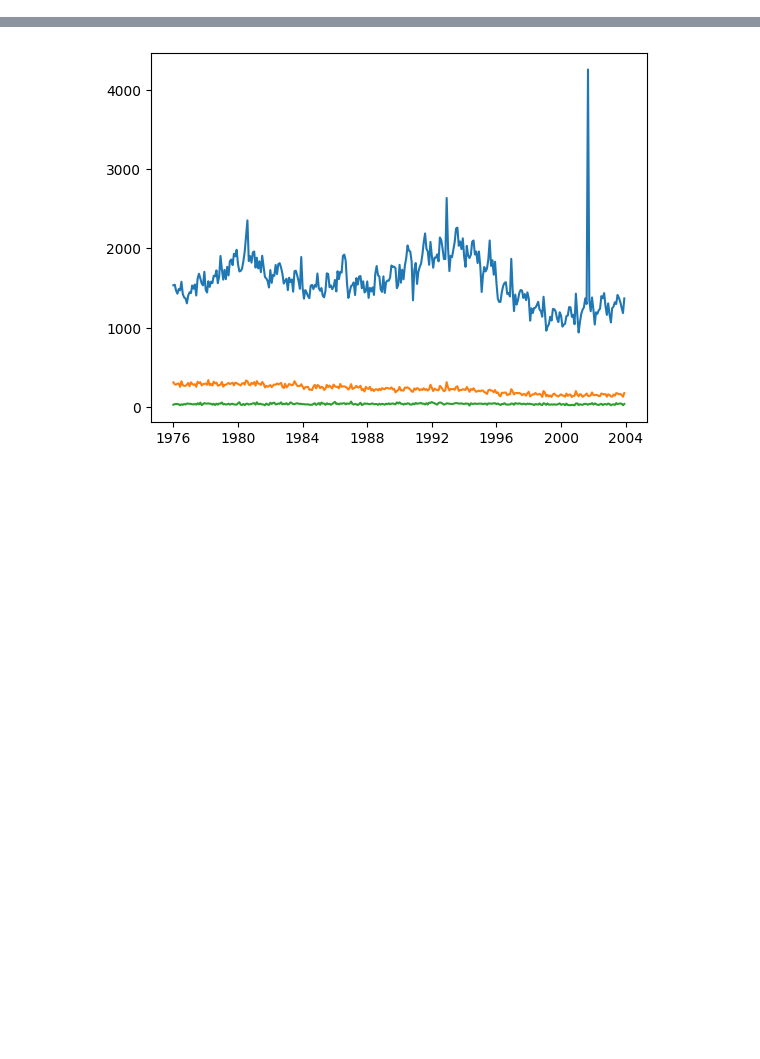
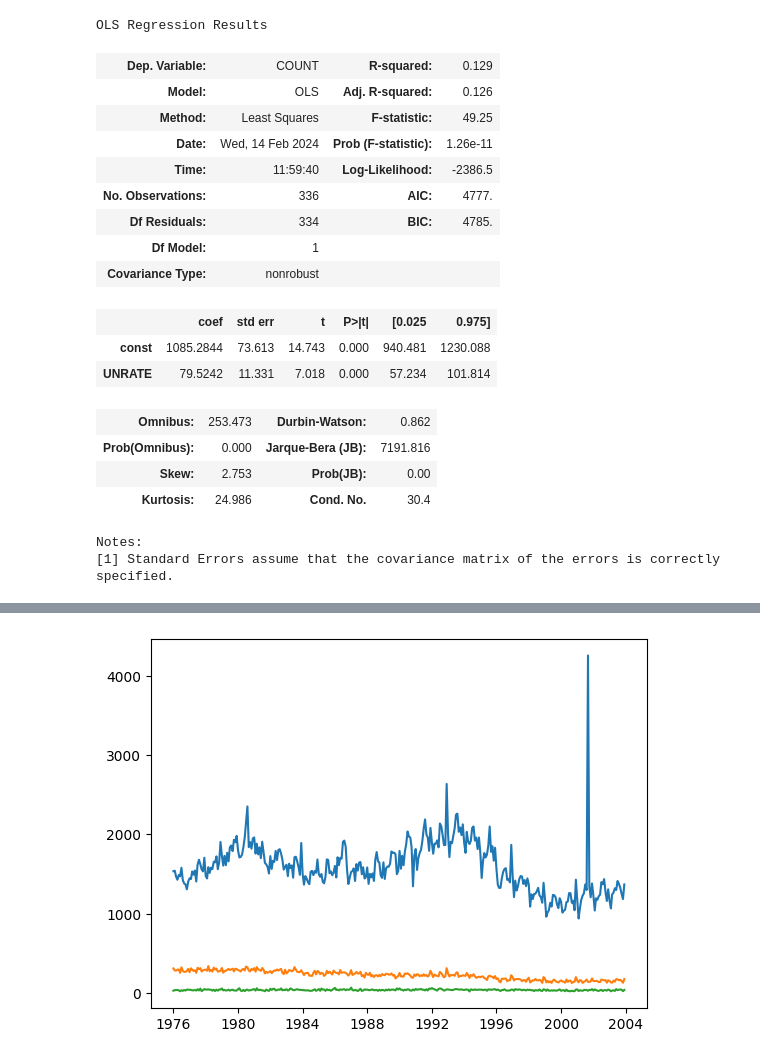
Before and after one commit to parleon/evo_eco, a Jupyter notebook: Assignment/A1.ipynb, the cells around one changed output, grey strips where cells are left out. Drawn from its saved outputs; the diff is of its cells as text; code cells hidden in the pictures; blank space fills up the shorter version.

```diff
--- a/Assignment/A1.ipynb
+++ b/Assignment/A1.ipynb
@@ -61,0 +43,28 @@ See the caveats in the documentation: https://pandas.pydata.org/pandas-docs/stab
+# %%
+x = ts["UNRATE"]
+
+x = sm.add_constant(x)
+
+y = ts["COUNT"]
+
+sm.OLS(y, x).fit().summary()
+# %% [output]
+OLS Regression Results
+| Dep. Variable: | COUNT | R-squared: | 0.129 |
+| Model: | OLS | Adj. R-squared: | 0.126 |
+| Method: | Least Squares | F-statistic: | 49.25 |
+| Date: | Wed, 14 Feb 2024 | Prob (F-statistic): | 1.26e-11 |
+| Time: | 11:59:40 | Log-Likelihood: | -2386.5 |
+| No. Observations: | 336 | AIC: | 4777. |
+| Df Residuals: | 334 | BIC: | 4785. |
+| Df Model: | 1 |  |  |
+| Covariance Type: | nonrobust |  |  |
+|  | coef | std err | t | P>|t| | [0.025 | 0.975] |
+| const | 1085.2844 | 73.613 | 14.743 | 0.000 | 940.481 | 1230.088 |
+| UNRATE | 79.5242 | 11.331 | 7.018 | 0.000 | 57.234 | 101.814 |
+| Omnibus: | 253.473 | Durbin-Watson: | 0.862 |
+| Prob(Omnibus): | 0.000 | Jarque-Bera (JB): | 7191.816 |
+| Skew: | 2.753 | Prob(JB): | 0.00 |
+| Kurtosis: | 24.986 | Cond. No. | 30.4 |
+Notes:
+[1] Standard Errors assume that the covariance matrix of the errors is correctly specified.
```
Also changed, not shown: parts of 8 cells of this notebook.
